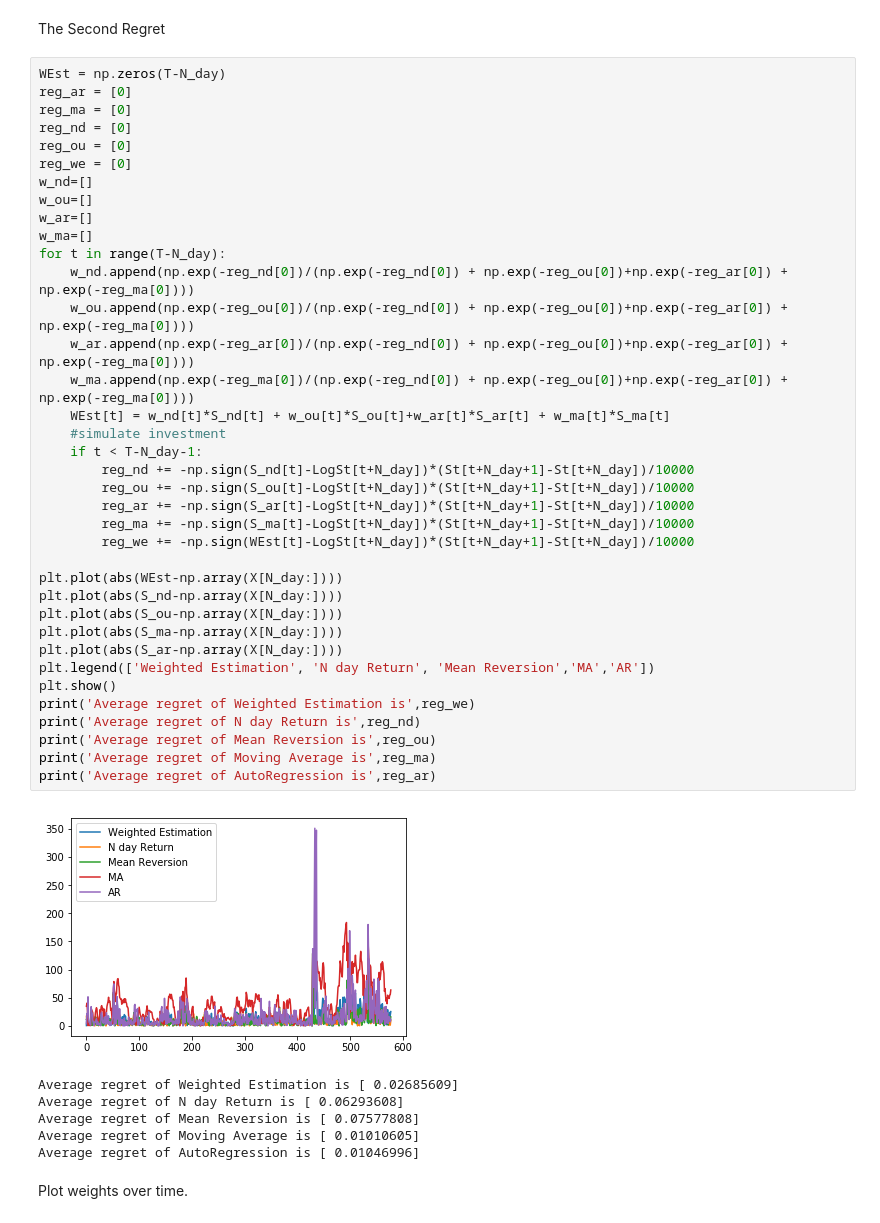
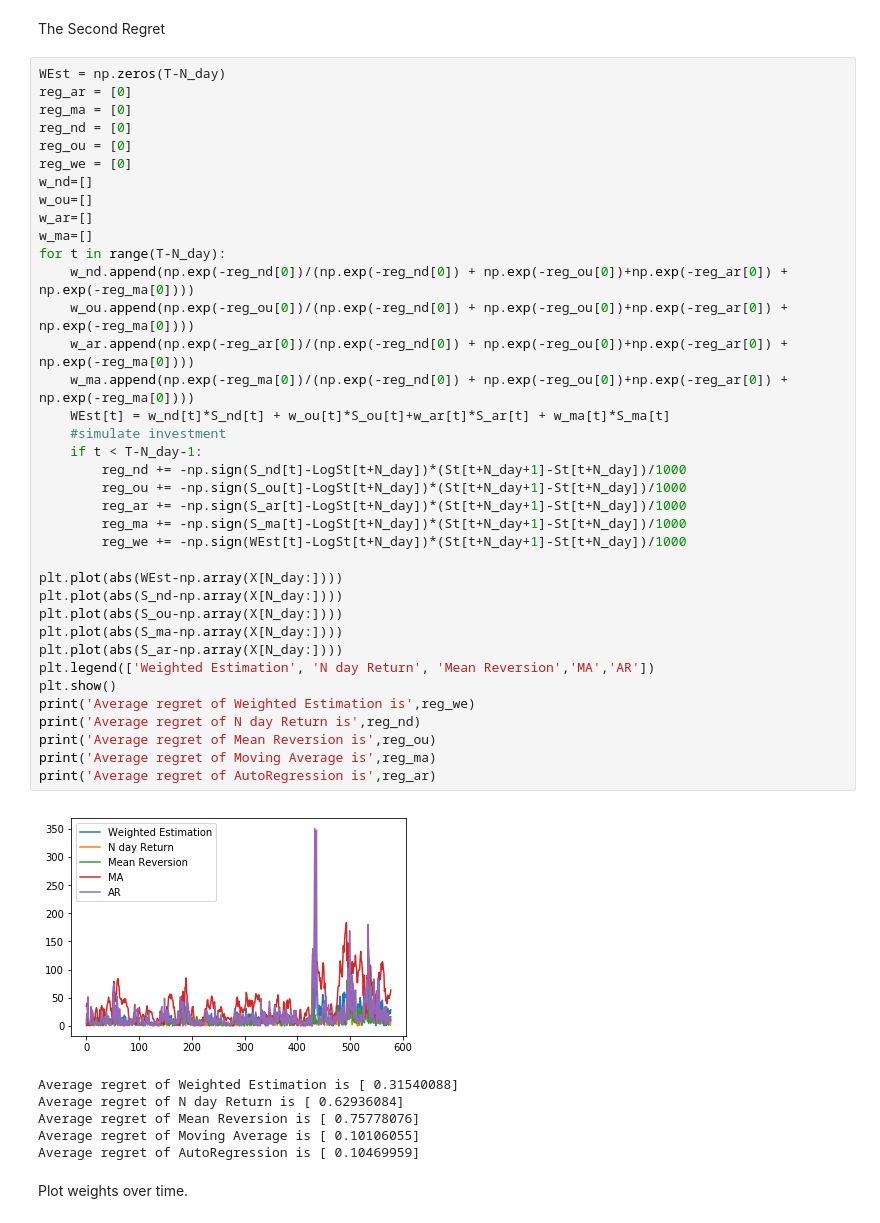
Before and after one commit to YangZhou7/Multi-Armed-Bandit-, a Jupyter notebook: WeightedEstimation-Price.ipynb, the cells around one changed output. Drawn from its saved outputs; the diff is of its cells as text.

```diff
--- a/WeightedEstimation-Price.ipynb
+++ b/WeightedEstimation-Price.ipynb
@@ -235,44 +235,44 @@ reg_ar = [0]
 reg_ma = [0]
 reg_nd = [0]
 reg_ou = [0]
 reg_we = [0]
 w_nd=[]
 w_ou=[]
 w_ar=[]
 w_ma=[]
 for t in range(T-N_day):
     w_nd.append(np.exp(-reg_nd[0])/(np.exp(-reg_nd[0]) + np.exp(-reg_ou[0])+np.exp(-reg_ar[0]) + np.exp(-reg_ma[0])))
     w_ou.append(np.exp(-reg_ou[0])/(np.exp(-reg_nd[0]) + np.exp(-reg_ou[0])+np.exp(-reg_ar[0]) + np.exp(-reg_ma[0])))
     w_ar.append(np.exp(-reg_ar[0])/(np.exp(-reg_nd[0]) + np.exp(-reg_ou[0])+np.exp(-reg_ar[0]) + np.exp(-reg_ma[0])))
     w_ma.append(np.exp(-reg_ma[0])/(np.exp(-reg_nd[0]) + np.exp(-reg_ou[0])+np.exp(-reg_ar[0]) + np.exp(-reg_ma[0])))
     WEst[t] = w_nd[t]*S_nd[t] + w_ou[t]*S_ou[t]+w_ar[t]*S_ar[t] + w_ma[t]*S_ma[t]
     #simulate investment
     if t < T-N_day-1:
-        reg_nd += -np.sign(S_nd[t]-LogSt[t+N_day])*(St[t+N_day+1]-St[t+N_day])/10000
-        reg_ou += -np.sign(S_ou[t]-LogSt[t+N_day])*(St[t+N_day+1]-St[t+N_day])/10000
-        reg_ar += -np.sign(S_ar[t]-LogSt[t+N_day])*(St[t+N_day+1]-St[t+N_day])/10000
-        reg_ma += -np.sign(S_ma[t]-LogSt[t+N_day])*(St[t+N_day+1]-St[t+N_day])/10000
-        reg_we += -np.sign(WEst[t]-LogSt[t+N_day])*(St[t+N_day+1]-St[t+N_day])/10000
+        reg_nd += -np.sign(S_nd[t]-LogSt[t+N_day])*(St[t+N_day+1]-St[t+N_day])/1000
+        reg_ou += -np.sign(S_ou[t]-LogSt[t+N_day])*(St[t+N_day+1]-St[t+N_day])/1000
+        reg_ar += -np.sign(S_ar[t]-LogSt[t+N_day])*(St[t+N_day+1]-St[t+N_day])/1000
+        reg_ma += -np.sign(S_ma[t]-LogSt[t+N_day])*(St[t+N_day+1]-St[t+N_day])/1000
+        reg_we += -np.sign(WEst[t]-LogSt[t+N_day])*(St[t+N_day+1]-St[t+N_day])/1000
 
 plt.plot(abs(WEst-np.array(X[N_day:])))
 plt.plot(abs(S_nd-np.array(X[N_day:])))
 plt.plot(abs(S_ou-np.array(X[N_day:])))
 plt.plot(abs(S_ma-np.array(X[N_day:])))
 plt.plot(abs(S_ar-np.array(X[N_day:])))
 plt.legend(['Weighted Estimation', 'N day Return', 'Mean Reversion','MA','AR'])
 plt.show()
 print('Average regret of Weighted Estimation is',reg_we)
 print('Average regret of N day Return is',reg_nd)
 print('Average regret of Mean Reversion is',reg_ou)
 print('Average regret of Moving Average is',reg_ma)
 print('Average regret of AutoRegression is',reg_ar)
 # %% [output]
-[figure, old version]
+[figure, new version]
-Average regret of Weighted Estimation is [ 0.02685609]
-Average regret of N day Return is [ 0.06293608]
-Average regret of Mean Reversion is [ 0.07577808]
-Average regret of Moving Average is [ 0.01010605]
-Average regret of AutoRegression is [ 0.01046996]
+Average regret of Weighted Estimation is [ 0.31540088]
+Average regret of N day Return is [ 0.62936084]
+Average regret of Mean Reversion is [ 0.75778076]
+Average regret of Moving Average is [ 0.10106055]
+Average regret of AutoRegression is [ 0.10469959]
 # %% [markdown]
 Plot weights over time.
 # %%
```
Also changed, not shown: parts of 1 cell of this notebook.
